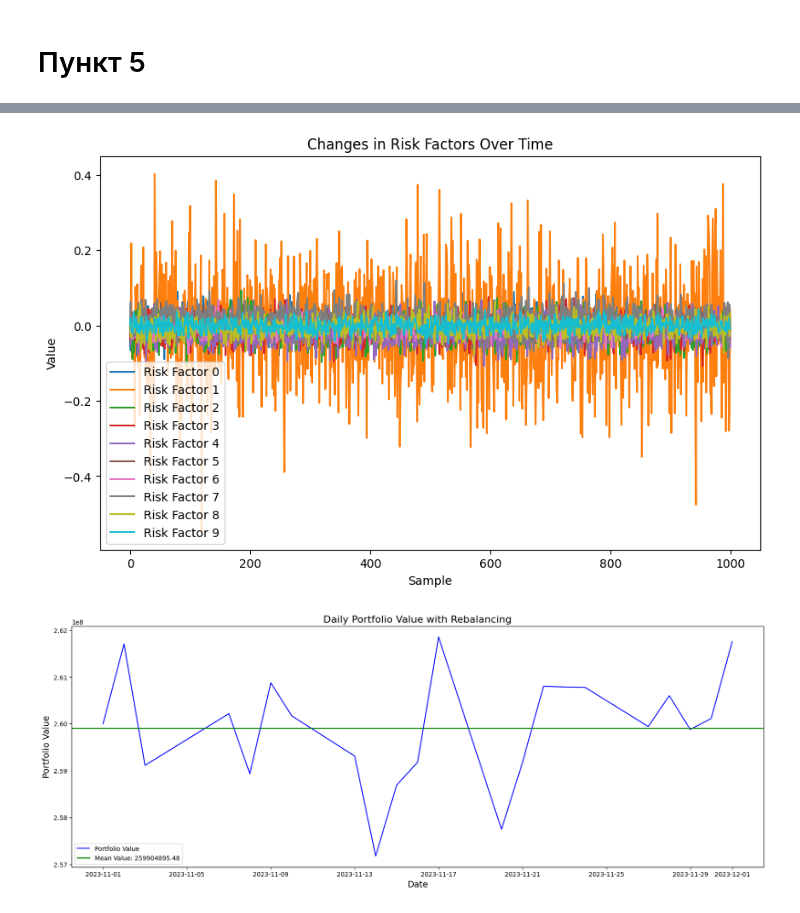
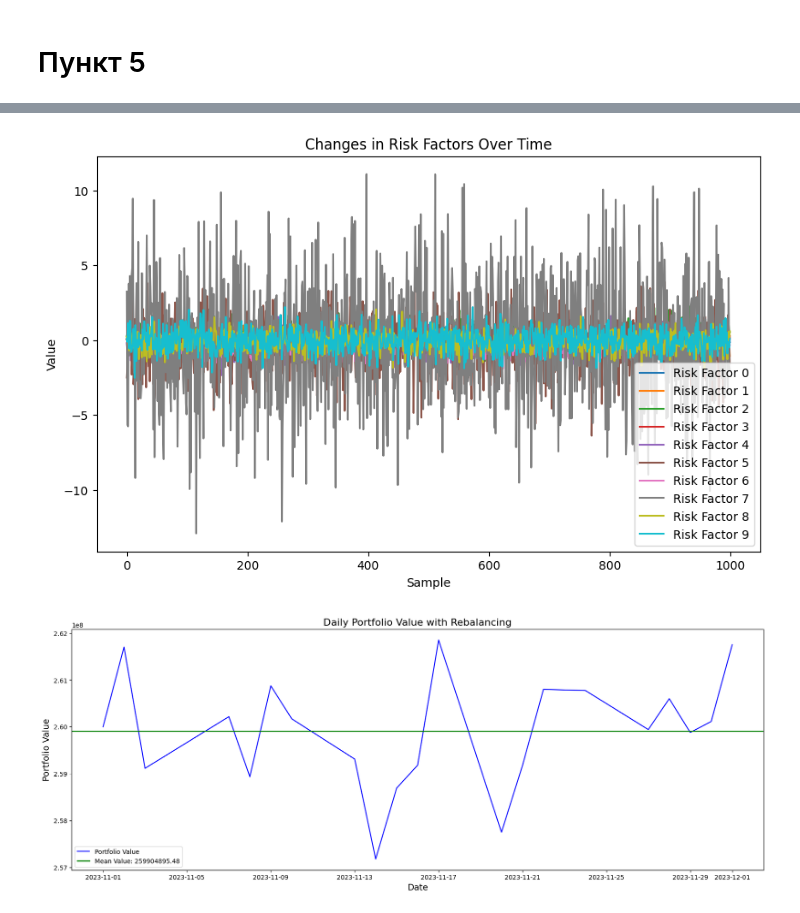
Before and after one commit to alexsivkovu/risks2, a Jupyter notebook: Project_Part5_6.ipynb, the cells around one changed output, grey strips where cells are left out. Drawn from its saved outputs; the diff is of its cells as text; code cells hidden in the pictures.

```diff
--- a/Project_Part5_6.ipynb
+++ b/Project_Part5_6.ipynb
@@ -244,15 +238,15 @@ print(f"10-дневный ES (97.5%): {es_10}")
 # %%
 # Визуализация изменений в стоимости портфеля за каждый день симуляции
 plt.figure(figsize=(10, 6))
 for i in range(10):
-    plt.plot(np.arange(num_samples), dict_of_risk_simulations[f'risk_factor_{i}'][:, -1], label=f'Risk Factor {i}')
+    plt.plot(np.arange(num_samples), risk_simulations[f'risk_factor_{i}'][:, -1], label=f'Risk Factor {i}')
 plt.title('Changes in Risk Factors Over Time')
 plt.xlabel('Sample')
 plt.ylabel('Value')
 plt.legend()
 plt.show()
 # %% [output]
-[figure, old version]
+[figure, new version]
 # %%
 # Функция для симуляции ежедневной ребалансировки портфеля
 def simulate_daily_rebalance(dataset, start_date, end_date, initial_investment):
```
Also changed, not shown: parts of 8 cells of this notebook.
